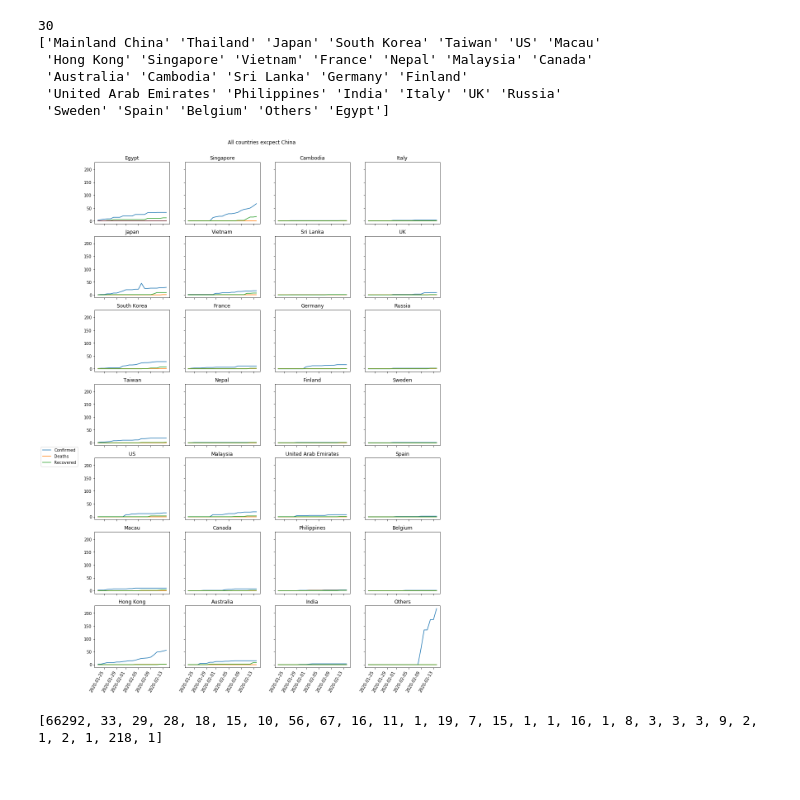
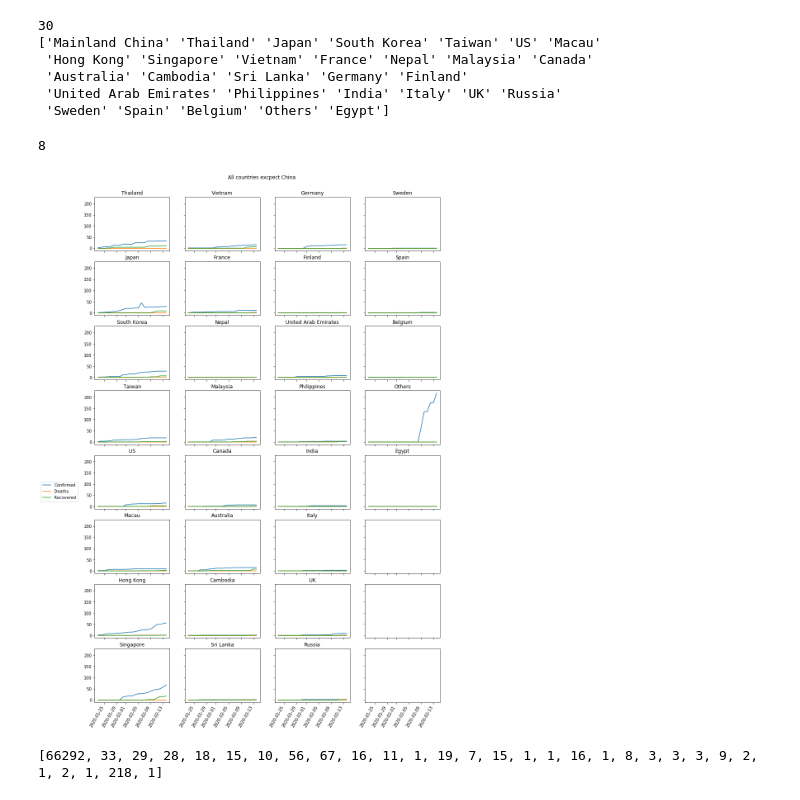
Before and after one commit to msarnacki/coronavirus-2019-nCoV, a Jupyter notebook: main.ipynb, the cells around one changed output. Cells and saved outputs as stored; diff of their text form; code cells hidden in the pictures.

Commit message:
update plots

```diff
--- a/main.ipynb
+++ b/main.ipynb
@@ -171,35 +171,38 @@ import math
 
 plots_in_row = 4
 #define how many rows on how many countries in list without china
-plots_in_col = math.floor((len(countries_ts)-1)/plots_in_row)
+plots_in_col = math.ceil((len(countries_ts)-1)/plots_in_row)
+
+print(plots_in_col)
 
 fig, axs = plt.subplots(plots_in_col, plots_in_row, figsize=(15, 25), sharey=True, sharex=True)
 fig.autofmt_xdate(rotation=60)
 
 axs0 = axs.shape[0]
 axs1 = axs.shape[1]
 
 i = 0
 j = 0
 
 for country in countries_ts[1:]:
 
     axs[i][j].plot(dates_datetime_confirmed,df_confirmed[df_confirmed['Country/Region']==country].iloc[:,5:].sum(axis=0))
     axs[i][j].plot(dates_datetime_deaths,df_deaths[df_deaths['Country/Region']==country].iloc[:,5:].sum(axis=0))
     axs[i][j].plot(dates_datetime_recovered,df_recovered[df_recovered['Country/Region']==country].iloc[:,5:].sum(axis=0))
     axs[i][j].set_title(country)
     #axs[i][j].set_xticklabels(rotation=90)
     i = i + 1
     if i==plots_in_col:
         i = 0
         j = j + 1
         if j==plots_in_row:
             j = 0
 fig.suptitle('All countries excpect China',y=0.91)
 fig.legend(['Confirmed', 'Deaths', 'Recovered'],loc='upper left', bbox_to_anchor=(0., 0., 0.5, 0.5),bbox_transform=plt.gcf().transFigure)
 plt.savefig("img/rest.png",bbox_inches='tight')
 # %% [output]
+8
-[figure, old version]
+[figure, new version]
 # %%
 confirmed_country = []
 row = len(dates_confirmed)-1
```
Also changed, not shown: 1 other file.
